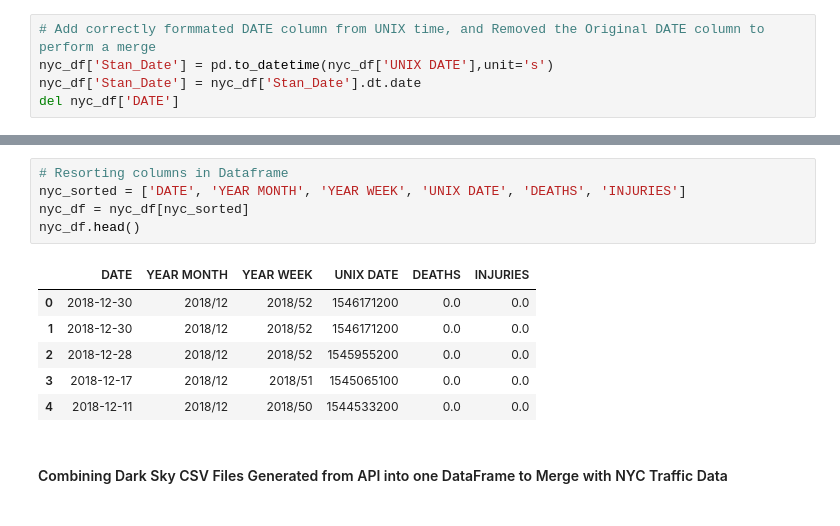
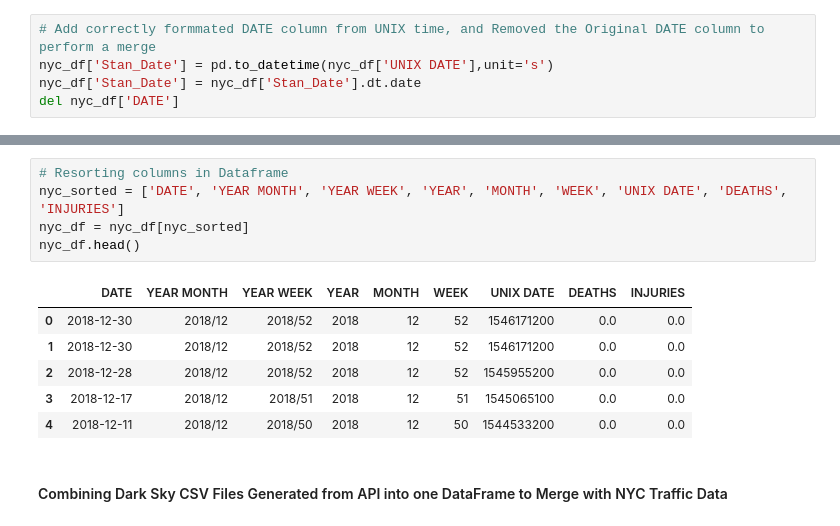
Before and after one commit to huntercash/ProjectOne, a Jupyter notebook: master_notebooks/cleaning.ipynb, the cells around one changed output, grey strips where cells are left out. Saved outputs shown, nothing was run; the diff lists cells and outputs as text.

```diff
--- a/master_notebooks/cleaning.ipynb
+++ b/master_notebooks/cleaning.ipynb
@@ -337,15 +321,15 @@ Index(['YEAR MONTH', 'YEAR WEEK', 'UNIX DATE', 'DEATHS', 'INJURIES', 'DATE'], dt
 # %%
 # Resorting columns in Dataframe
-nyc_sorted = ['DATE', 'YEAR MONTH', 'YEAR WEEK', 'UNIX DATE', 'DEATHS', 'INJURIES']
+nyc_sorted = ['DATE', 'YEAR MONTH', 'YEAR WEEK', 'YEAR', 'MONTH', 'WEEK', 'UNIX DATE', 'DEATHS', 'INJURIES']
 nyc_df = nyc_df[nyc_sorted]
 nyc_df.head()
 # %% [output]
-|  | DATE | YEAR MONTH | YEAR WEEK | UNIX DATE | DEATHS | INJURIES |
-| 0 | 2018-12-30 | 2018/12 | 2018/52 | 1546171200 | 0.0 | 0.0 |
-| 1 | 2018-12-30 | 2018/12 | 2018/52 | 1546171200 | 0.0 | 0.0 |
-| 2 | 2018-12-28 | 2018/12 | 2018/52 | 1545955200 | 0.0 | 0.0 |
-| 3 | 2018-12-17 | 2018/12 | 2018/51 | 1545065100 | 0.0 | 0.0 |
-| 4 | 2018-12-11 | 2018/12 | 2018/50 | 1544533200 | 0.0 | 0.0 |
+|  | DATE | YEAR MONTH | YEAR WEEK | YEAR | MONTH | WEEK | UNIX DATE | DEATHS | INJURIES |
+| 0 | 2018-12-30 | 2018/12 | 2018/52 | 2018 | 12 | 52 | 1546171200 | 0.0 | 0.0 |
+| 1 | 2018-12-30 | 2018/12 | 2018/52 | 2018 | 12 | 52 | 1546171200 | 0.0 | 0.0 |
+| 2 | 2018-12-28 | 2018/12 | 2018/52 | 2018 | 12 | 52 | 1545955200 | 0.0 | 0.0 |
+| 3 | 2018-12-17 | 2018/12 | 2018/51 | 2018 | 12 | 51 | 1545065100 | 0.0 | 0.0 |
+| 4 | 2018-12-11 | 2018/12 | 2018/50 | 2018 | 12 | 50 | 1544533200 | 0.0 | 0.0 |
 # %% [markdown]
 #### Combining Dark Sky CSV Files Generated from API into one DataFrame to Merge with NYC Traffic Data
 # %%
```
Also changed, not shown: parts of 25 cells of this notebook, 4 other files.
